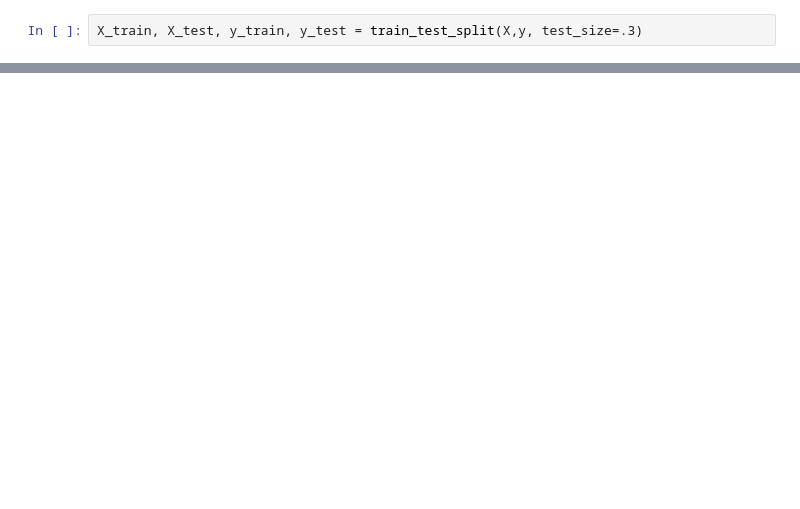
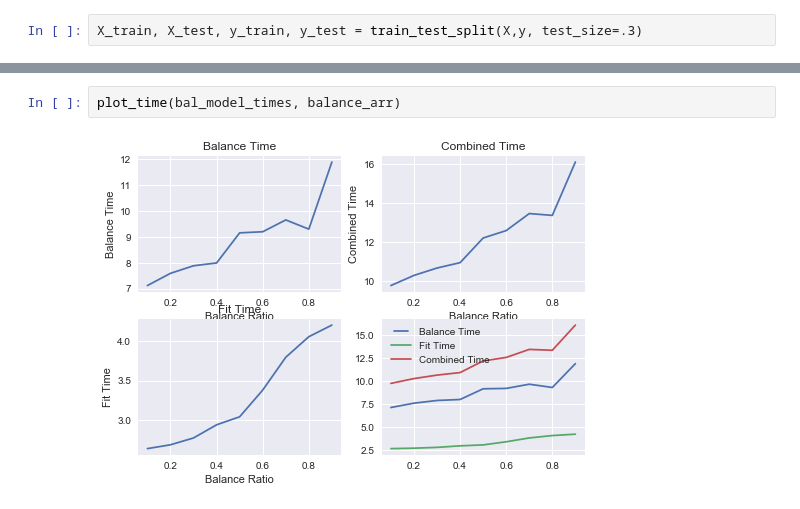
Before and after one commit to tgsmith61591/smrt, a Jupyter notebook: examples/performance_evaluation.ipynb, the cells around one changed output, grey strips where cells are left out. Drawn from its saved outputs; the diff is of its cells as text; blank space fills up the shorter version.

```diff
--- a/examples/performance_evaluation.ipynb
+++ b/examples/performance_evaluation.ipynb
@@ -104,0 +216,4 @@ plt.show()
+# %%
+plot_time(bal_model_times, balance_arr)
+# %% [output]
+[figure, added]
```
Also changed, not shown: parts of 23 cells of this notebook.
